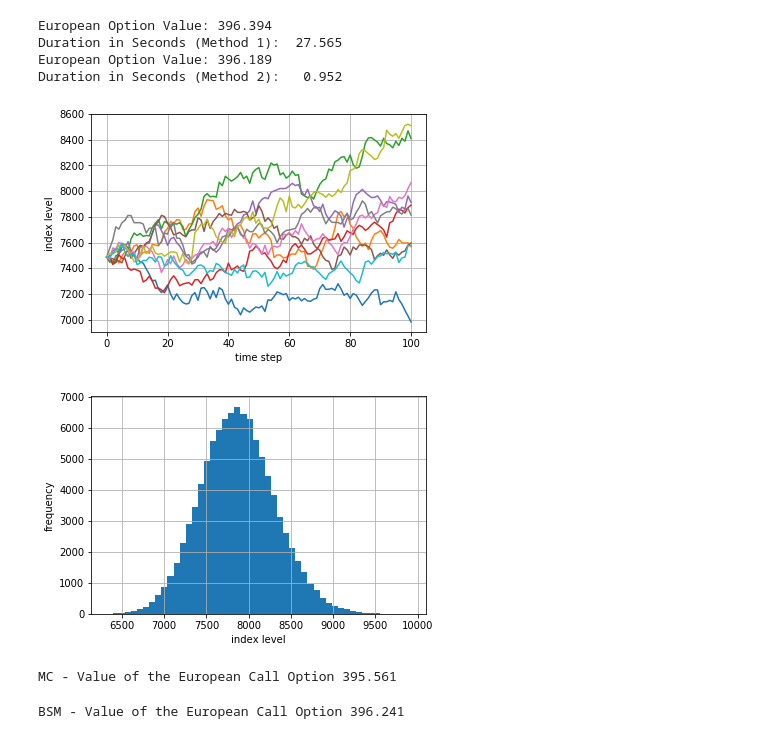
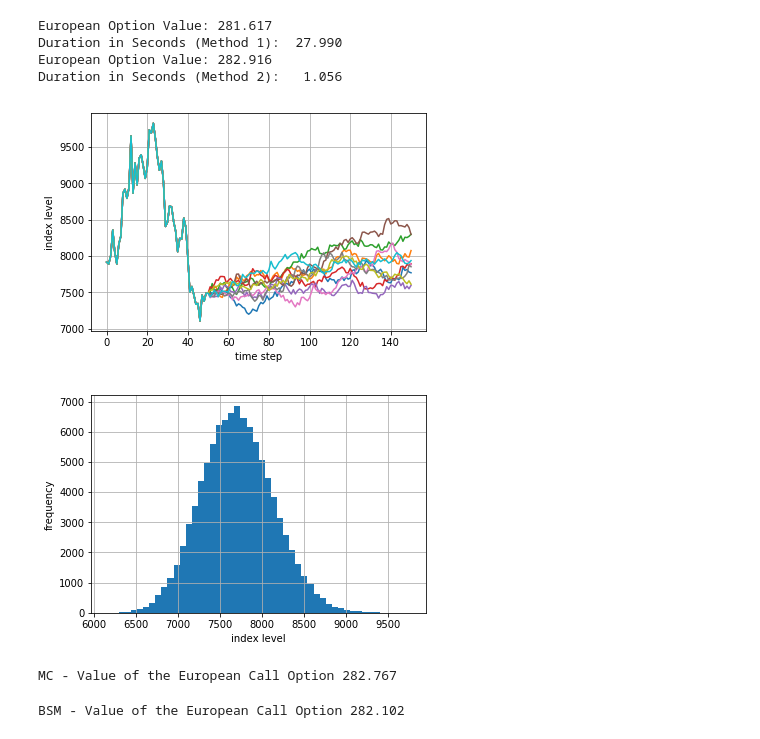
Before and after one commit to acute0203/MC---BSM-Practice---BitCoin-Data, a Jupyter notebook: MC - BSM Practice - BitCoin Data.ipynb, the cells around one changed output. Cells and saved outputs as stored; diff of their text form; code cells hidden in the pictures.

Commit message:
Use 10y bond and add history price

```diff
--- a/MC - BSM Practice - BitCoin Data.ipynb
+++ b/MC - BSM Practice - BitCoin Data.ipynb
@@ -13,16 +13,20 @@ start_date = '2017-09-01'
 
 date_price_dict = CoinDesk().get_historical_data_as_dict(start = start_date, end = None)
 price_vol_list = []
+price_list = []
 sorted_price_list = [(k,float(date_price_dict[k])) for k in sorted(date_price_dict.keys())]
 for date_price_index in range(1, len(sorted_price_list)):
     price_vol_list.append(np.log(sorted_price_list[date_price_index][1] / sorted_price_list[date_price_index - 1][1]))
 
+for date_price_index in range(1, len(sorted_price_list)):
+    price_list.append(sorted_price_list[date_price_index][1])
+
 sigma = statistics.stdev(price_vol_list)
 S0 = sorted_price_list[-1][1]
 # %%
 K = 7500.0
 T = 1.0
-r = 0.05
+r = 0.02861
 I = 100000
 # %%
 #Reference : https://github.com/kaushikb258/Black-Scholes-Merton/blob/master/PyMC.py
@@ -70,40 +74,46 @@ S[0] = S0
 for t in range(1, M+1):
     z = np.random.standard_normal(I)
     S[t] = S[t-1]*np.exp((r - 0.5 * sigma * sigma) * dt + sigma * math.sqrt(dt) * z)
+history_price = np.ones((50,I))
+last_index = 0
+for price in price_list[-50:]:
+    history_price[last_index] *= price
+    last_index += 1
+S = np.concatenate((history_price, S))
 
 C0 = math.exp(-r * T) * np.sum(np.maximum(S[-1] - K, 0)) / I
 
 t1 = time.time()
 
 time_to_compute = t1 - t0
 
 print("European Option Value: %7.3f" % C0)
 print("Duration in Seconds (Method 2): %7.3f" % time_to_compute)
 
 
 
 #------------------------------------------------------------------
 
 plt.plot(S[:,:10])
 plt.grid(True)
 plt.xlabel('time step')
 plt.ylabel('index level')
 plt.show()
 
 plt.hist(S[-1],bins = 50)
 plt.grid(True)
 plt.xlabel('index level')
 plt.ylabel('frequency')
 plt.show()
 
 #------------------------------------------------------------------
 # %% [output]
-European Option Value: 396.394
-Duration in Seconds (Method 1):  27.565
-European Option Value: 396.189
-Duration in Seconds (Method 2):   0.952
+European Option Value: 281.617
+Duration in Seconds (Method 1):  27.990
+European Option Value: 282.916
+Duration in Seconds (Method 2):   1.056
-[figure, old version]
+[figure, new version]
-[figure, old version]
+[figure, new version]
 # %%
 #Reference : https://github.com/kaushikb258/Black-Scholes-Merton/blob/master/BSM.py
 I = 100000 # number of simulations
@@ -117,7 +127,7 @@ hT = np.maximum(ST - K, 0.0)
 C0 = np.exp(-r * T) * np.sum(hT) / I
 print("MC - Value of the European Call Option %5.3f" % C0)
 # %% [output]
-MC - Value of the European Call Option 395.561
+MC - Value of the European Call Option 282.767
 # %%
 #Reference : https://github.com/jmiedwards/Python---Black-Scholes-Pricing-calculator-/blob/master/Black-Scholes%20Calculator%20Dividend.py
 from scipy import stats
@@ -143,4 +153,4 @@ def black_scholes (cp, s, k, t, v, rf, div):
 
 print("BSM - Value of the European Call Option %5.3f" % black_scholes (+1, S0, K, T, sigma, r, 0))
 # %% [output]
-BSM - Value of the European Call Option 396.241
+BSM - Value of the European Call Option 282.102
```
